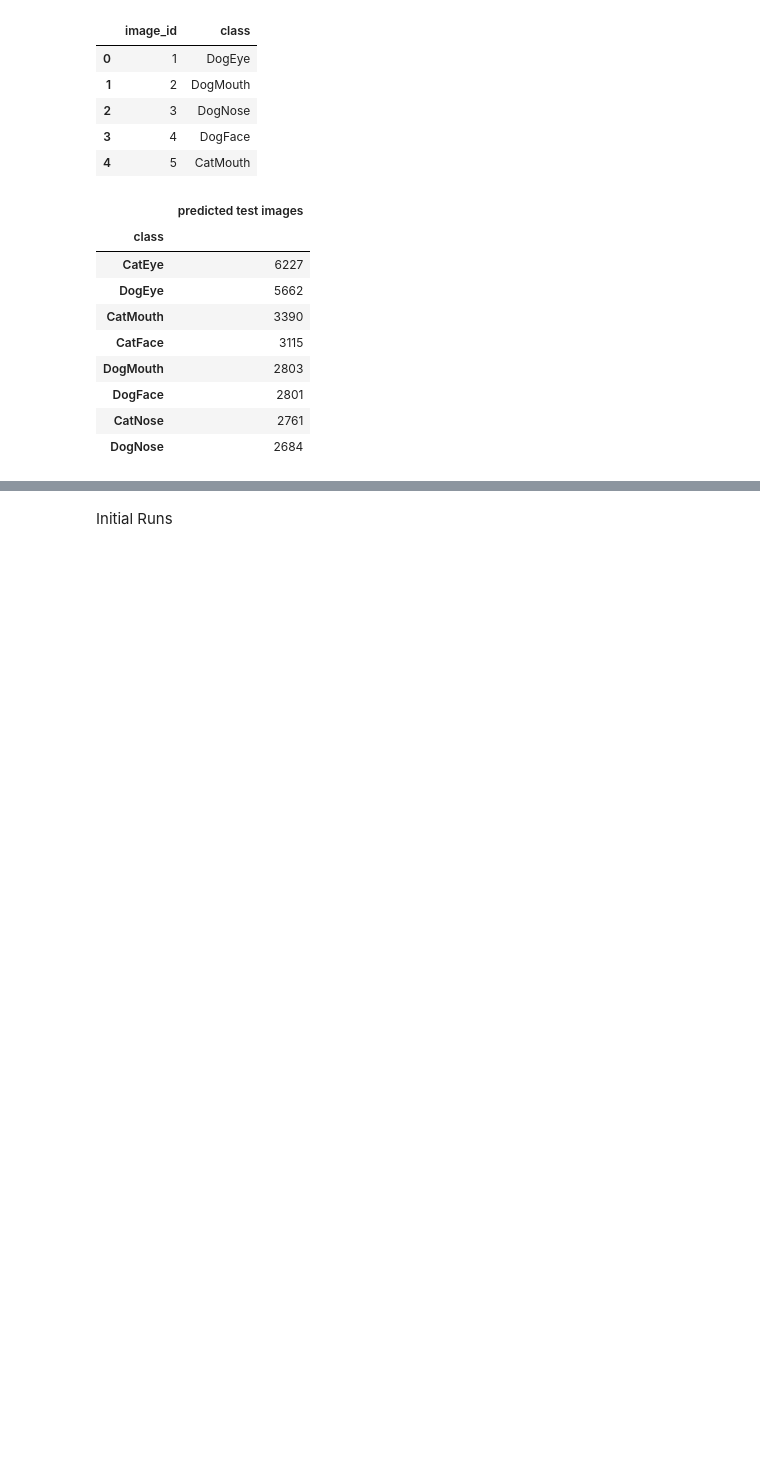
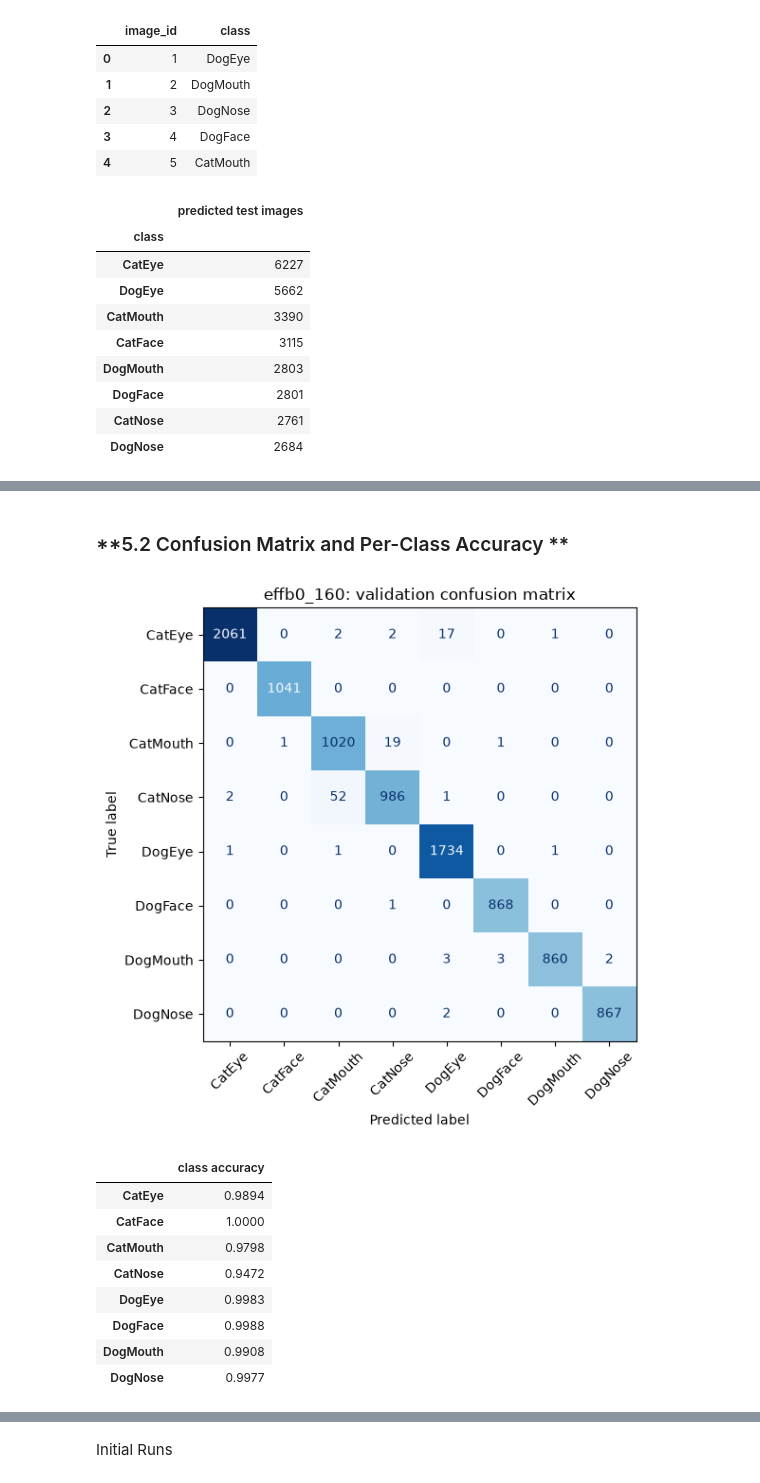
Before and after one commit to JamesWaltersAut/ENGE707-Kaggle-Competition, a Jupyter notebook: Assignment_2.ipynb, the cells around one changed output, grey strips where cells are left out. Saved outputs shown, nothing was run; the diff lists cells and outputs as text; code cells hidden in the pictures; blank space fills up the shorter version.

```diff
--- a/Assignment_2.ipynb
+++ b/Assignment_2.ipynb
@@ -956,0 +1009,6 @@ all predictions are valid class names: True
+# %%
+RUN = 'effb0_160'
+h = pd.read_csv(Path('runs') / RUN / 'history.csv')
+best = h.loc[h.val_loss.idxmin()]                   # epoch of the saved model
+print(f'{RUN}: best epoch {int(best.epoch)} | validation loss {best.val_loss:.4f} | validation accuracy {best.val_acc:.4f}\n')
+print((Path('runs') / RUN / 'val_report.txt').read_text())   # per-class precision / recall / F1, written by train.py
@@ -956,0 +1032,24 @@ all predictions are valid class names: True
+# %% [markdown]
+### **5.2 Confusion Matrix and Per-Class Accuracy **
+# %%
+from sklearn.metrics import ConfusionMatrixDisplay
+
+cm = pd.read_csv(Path('runs') / RUN / 'confusion_matrix.csv', index_col=0)   # rows = true, columns = predicted
+fig, ax = plt.subplots(figsize=(7, 6))
+ConfusionMatrixDisplay(cm.values, display_labels=cm.columns).plot(ax=ax, cmap='Blues', xticks_rotation=45, colorbar=False)
+ax.set_title(f'{RUN}: validation confusion matrix')
+plt.tight_layout(); plt.savefig(FIG_DIR / f'confusion_{RUN}.png', dpi=150); plt.show()
+
+# Class-level accuracy = correct predictions / images of that class (diagonal / row total)
+display((pd.Series(np.diag(cm), index=cm.index) / cm.sum(axis=1)).round(4).to_frame('class accuracy'))
+# %% [output]
+[figure, added]
+|  | class accuracy |
+| CatEye | 0.9894 |
+| CatFace | 1.0000 |
+| CatMouth | 0.9798 |
+| CatNose | 0.9472 |
+| DogEye | 0.9983 |
+| DogFace | 0.9988 |
+| DogMouth | 0.9908 |
+| DogNose | 0.9977 |
```
Also changed, not shown: parts of 10 cells of this notebook, 3 other files.
